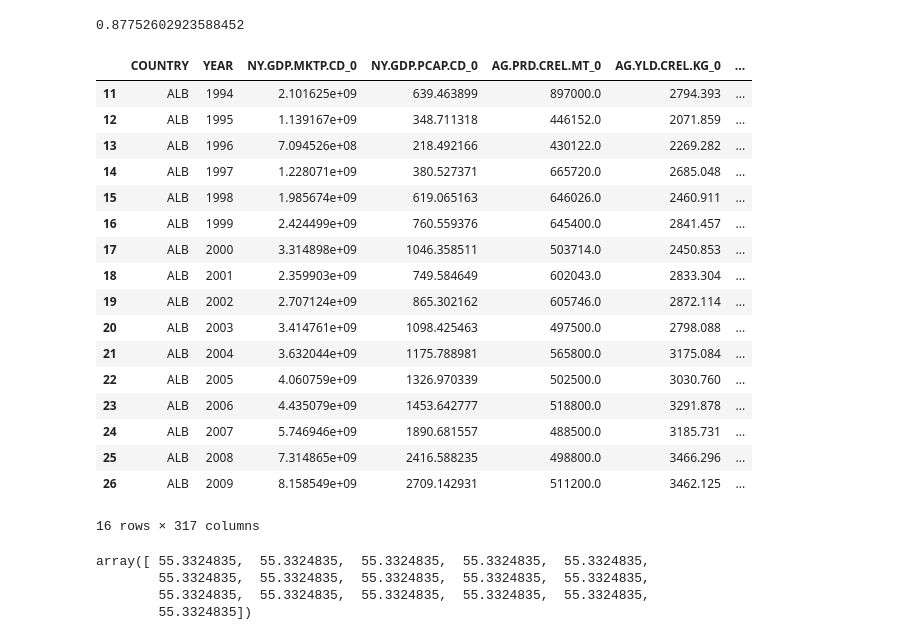
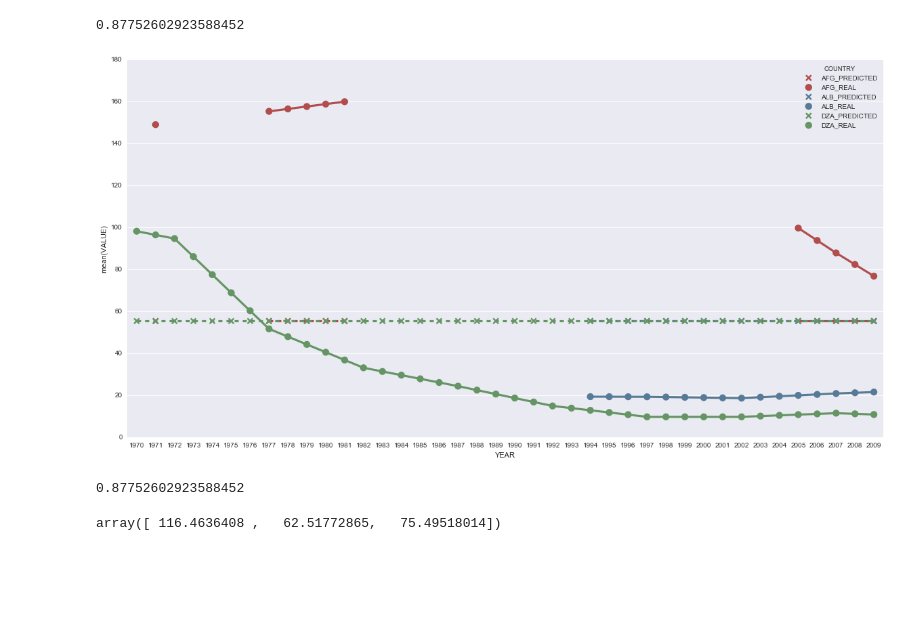
Before and after one commit to jgzuke/KaggleScripts, a Jupyter notebook: WorldDevelopment/Training.ipynb, the cells around one changed output. Drawn from its saved outputs; the diff is of its cells as text; code cells hidden in the pictures; blank space fills up the shorter version.

Commit message:
wasnt scaling before running graphing

```diff
--- a/WorldDevelopment/Training.ipynb
+++ b/WorldDevelopment/Training.ipynb
@@ -81,14 +81,15 @@ import seaborn as sb
 import matplotlib.pyplot as plt
 def getGraphData(clf, country):
     indices = (X.COUNTRY == country)
-    realValues = y[indices].YEAR_4
+    realValues = y[indices].YEAR_4.values
     plotData = X[indices]
 
     dataPoints = []
+    plotDataValues = plotData.drop(['COUNTRY', 'YEAR'], axis=1)
     predictions = clf.predict(plotData.drop(['COUNTRY', 'YEAR'], axis=1))
     for i in range(len(plotData.YEAR)):
-        dataPoints.append([country + "_PREDICTED", plotData.YEAR[i], predictions[i], True])
-        dataPoints.append([country + "_REAL", plotData.YEAR[i], realValues[i], False])
+        dataPoints.append([country + "_PREDICTED", plotData.YEAR.values[i], predictions[i], True])
+        dataPoints.append([country + "_REAL", plotData.YEAR.values[i], realValues[i], False])
     return len(plotData.YEAR), dataPoints
 
 def testClf(clf, countries):
@@ -99,12 +100,13 @@ def testClf(clf, countries):
 
     countryGraphDataFlattened = [item for sublist in countryGraphData for item in sublist]
 
-    graphData = pd.DataFrame(dataPoints, columns=['COUNTRY', 'YEAR', 'VALUE', 'IS_PREDICTED'])
+    graphData = pd.DataFrame(countryGraphDataFlattened, columns=['COUNTRY', 'YEAR', 'VALUE', 'IS_PREDICTED'])
 
     numYears = len(countries)
 
-    linestyles = ["--", "-"]
-    markers= ["x", "o"]
+    linestyles = ["--", "-"]*numYears
+    markers= ["x", "o"]*numYears
     palette = np.repeat(sb.color_palette("Set1", n_colors=numYears, desat=.5), 2, axis=0)
 
-    graph = sb.pointplot(x='YEAR', y='VALUE', hue='COUNTRY', linestyles=linestyles, markers=markers, palette=palette, data=graphData)
+    fig, (ax) = plt.subplots(1,1, figsize=(20,10))
+    graph = sb.pointplot(x='YEAR', y='VALUE', hue='COUNTRY', linestyles=linestyles, markers=markers, palette=palette, data=graphData, ax=ax)
@@ -113,34 +113,21 @@ def testClf(clf, countries):
+# %%
+testClf(clf, ['AFG', 'ALB', 'DZA'])
+# %% [output]
+[figure, added]
+# %%
+from sklearn.svm import SVR
+clf = SVR()
+clf.fit(X_train, train.values)
+clf.score(X_test, test.values)
+# %% [output]
+0.87752602923588452
+# %%
+clf.predict(X_train[0:3])
+# %% [output]
+array([ 116.4636408 ,   62.51772865,   75.49518014])
 # %%
-country = 'ALB'
-indices = (X.COUNTRY == country)
-realValues = y[indices].YEAR_4
+indices = (X.COUNTRY == 'DZA')
+realValues = y[indices].YEAR_4.values
 plotData = X[indices]
-plotData
+a = plotData.drop(['COUNTRY', 'YEAR'], axis=1).values
+b = scaler.transform(a)
-# %% [output]
-|  | COUNTRY | YEAR | NY.GDP.MKTP.CD_0 | NY.GDP.PCAP.CD_0 | AG.PRD.CREL.MT_0 | AG.YLD.CREL.KG_0 | ... |
-| 11 | ALB | 1994 | 2.101625e+09 | 639.463899 | 897000.0 | 2794.393 | ... |
-| 12 | ALB | 1995 | 1.139167e+09 | 348.711318 | 446152.0 | 2071.859 | ... |
-| 13 | ALB | 1996 | 7.094526e+08 | 218.492166 | 430122.0 | 2269.282 | ... |
-| 14 | ALB | 1997 | 1.228071e+09 | 380.527371 | 665720.0 | 2685.048 | ... |
-| 15 | ALB | 1998 | 1.985674e+09 | 619.065163 | 646026.0 | 2460.911 | ... |
-| 16 | ALB | 1999 | 2.424499e+09 | 760.559376 | 645400.0 | 2841.457 | ... |
-| 17 | ALB | 2000 | 3.314898e+09 | 1046.358511 | 503714.0 | 2450.853 | ... |
-| 18 | ALB | 2001 | 2.359903e+09 | 749.584649 | 602043.0 | 2833.304 | ... |
-| 19 | ALB | 2002 | 2.707124e+09 | 865.302162 | 605746.0 | 2872.114 | ... |
-| 20 | ALB | 2003 | 3.414761e+09 | 1098.425463 | 497500.0 | 2798.088 | ... |
-| 21 | ALB | 2004 | 3.632044e+09 | 1175.788981 | 565800.0 | 3175.084 | ... |
-| 22 | ALB | 2005 | 4.060759e+09 | 1326.970339 | 502500.0 | 3030.760 | ... |
-| 23 | ALB | 2006 | 4.435079e+09 | 1453.642777 | 518800.0 | 3291.878 | ... |
-| 24 | ALB | 2007 | 5.746946e+09 | 1890.681557 | 488500.0 | 3185.731 | ... |
-| 25 | ALB | 2008 | 7.314865e+09 | 2416.588235 | 498800.0 | 3466.296 | ... |
-| 26 | ALB | 2009 | 8.158549e+09 | 2709.142931 | 511200.0 | 3462.125 | ... |
-16 rows × 317 columns
-# %%
-dataPoints = []
-predictions = clf.predict(plotData.drop(['COUNTRY', 'YEAR'], axis=1))
-predictions
-# %% [output]
-array([ 55.3324835,  55.3324835,  55.3324835,  55.3324835,  55.3324835,
-        55.3324835,  55.3324835,  55.3324835,  55.3324835,  55.3324835,
-        55.3324835,  55.3324835,  55.3324835,  55.3324835,  55.3324835,
-        55.3324835])
```
Also changed, not shown: parts of 3 cells of this notebook.
